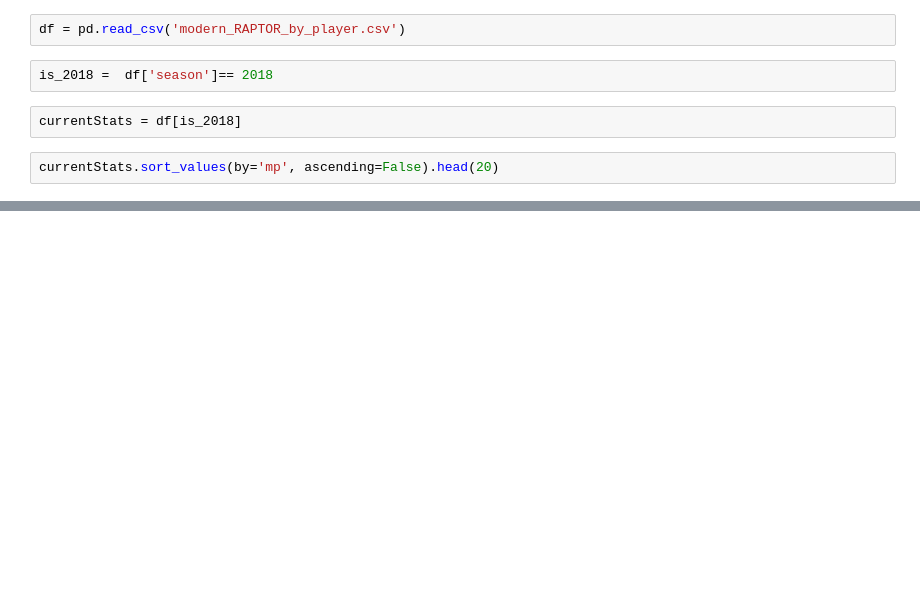
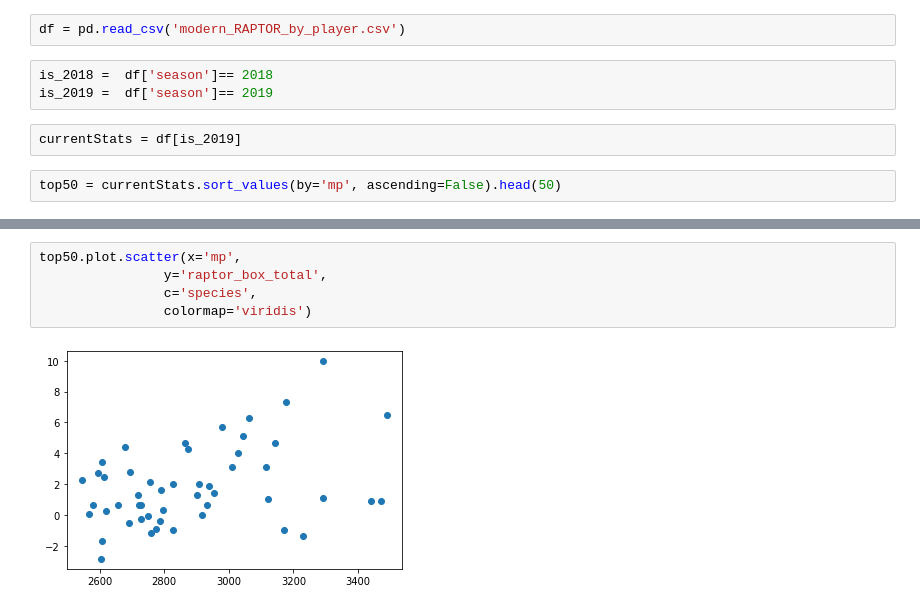
Before and after one commit to bsamaha/SportsData, a Jupyter notebook: NBA/NBADataByPlayer.ipynb, the cells around one changed output, grey strips where cells are left out. Saved outputs shown, nothing was run; the diff lists cells and outputs as text; blank space fills up the shorter version.

Commit message:
NBA STATS

```diff
--- a/NBA/NBADataByPlayer.ipynb
+++ b/NBA/NBADataByPlayer.ipynb
@@ -4,7 +5,8 @@ import pandas as pd
 df = pd.read_csv('modern_RAPTOR_by_player.csv')
 # %%
 is_2018 =  df['season']== 2018
+is_2019 =  df['season']== 2019
 # %%
-currentStats = df[is_2018]
+currentStats = df[is_2019]
 # %%
-currentStats.sort_values(by='mp', ascending=False).head(20)
+top50 = currentStats.sort_values(by='mp', ascending=False).head(50)
@@ -29,0 +34,7 @@ currentStats.sort_values(by='mp', ascending=False).head(20)
+# %%
+top50.plot.scatter(x='mp',
+                y='raptor_box_total',
+                c='species',
+                colormap='viridis')
+# %% [output]
+[figure, added]
```
Also changed, not shown: parts of 3 cells of this notebook.
